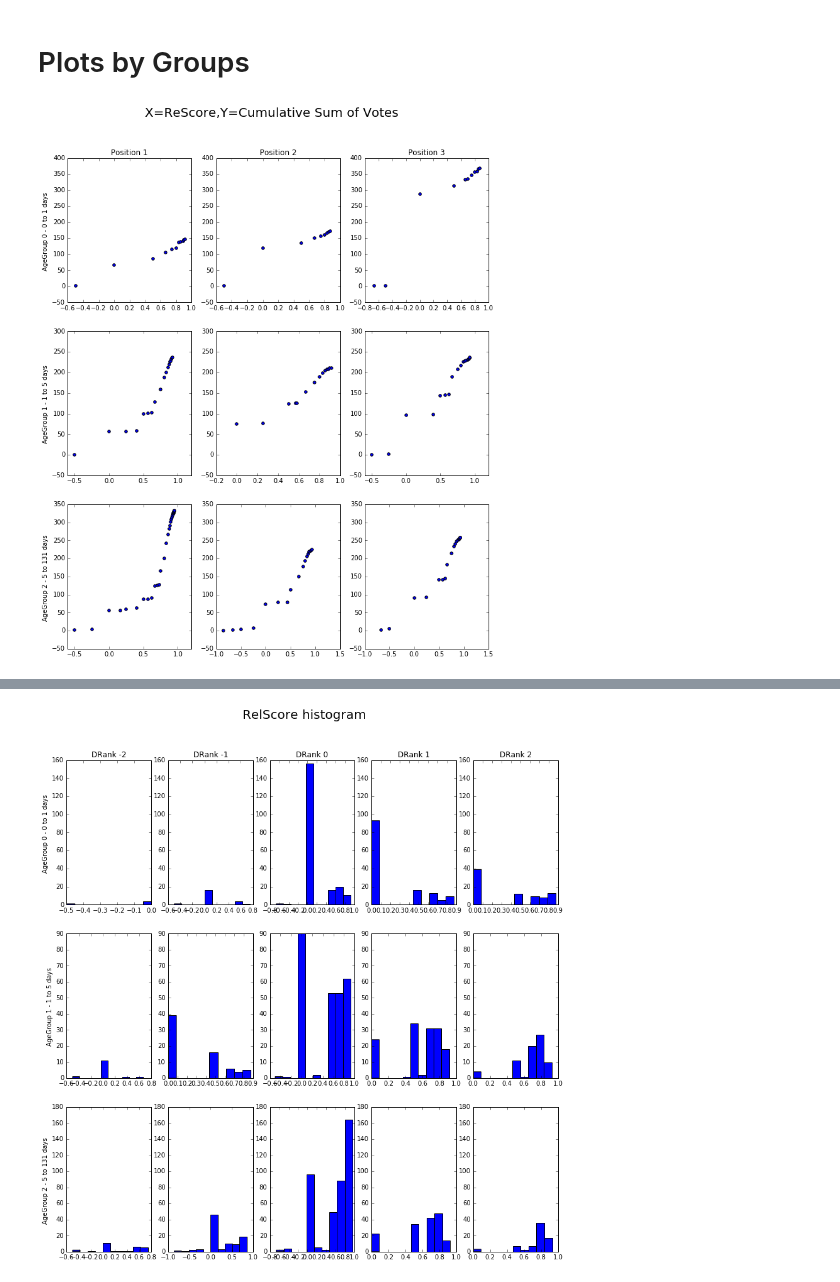
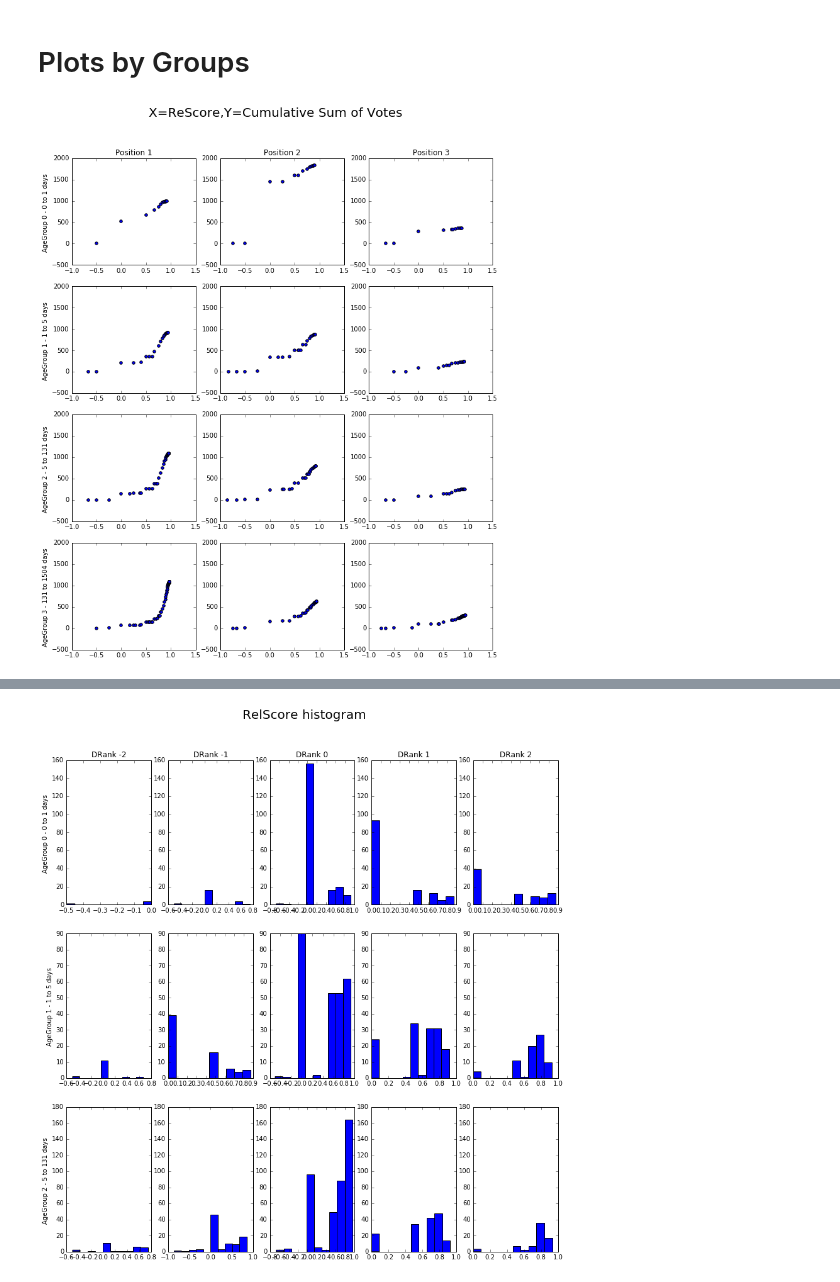
Before and after one commit to JoelDan192/Predictive-model-for-the-voting-system-in-SE-network, a Jupyter notebook: spanish_site/ExploratoryPlotsByGroups.ipynb, the cells around one changed output, grey strips where cells are left out. Cells and saved outputs as stored; diff of their text form; code cells hidden in the pictures.

```diff
--- a/spanish_site/ExploratoryPlotsByGroups.ipynb
+++ b/spanish_site/ExploratoryPlotsByGroups.ipynb
@@ -96,25 +96,25 @@ mean_var_v[np.log(mean_var_v['var'])>0.5]
 # Plots by Groups
 # %%
 plt.figure(figsize=(12,14))
-axref={}
-nb_age_groups = 3
+axref=0
+nb_age_groups = 4
 nb_ans = 3
-groups = votes_complete[(votes_complete['Ans_count']==nb_ans)&(votes_complete['Age_group']<=nb_age_groups-1)]
+groups = votes_complete[(votes_complete['Ans_count']>1)&(votes_complete['Ans_count']<=nb_ans)&(votes_complete['Age_group']<=nb_age_groups-1)]
 groups = groups.sort_values(by=['Age_group']).groupby(['AnsRank','Age_group'])
 for key,group in groups:
     position = group['AnsRank'].iloc[0]
     age_group = group['Age_group'].iloc[0]
-    if position==1:
-        axref[age_group] = plt.subplot(nb_age_groups, nb_ans,nb_ans*age_group + position)
-    plt.subplot(nb_age_groups, nb_ans, nb_ans*age_group + position,sharey=axref[age_group])
+    if position==1 and age_group==0:
+        axref = plt.subplot(nb_age_groups, nb_ans,nb_ans*age_group + position)
+    plt.subplot(nb_age_groups, nb_ans, nb_ans*age_group + position,sharex=axref,sharey=axref)
     cumvotes = group.groupby(['ReScore']).sum()['Votes'].cumsum()
     plt.scatter(x = cumvotes.index.values,y=cumvotes.values)
     if age_group==0:
         plt.title('Position %d'%(position))
     if position==1:
         plt.ylabel('AgeGroup %d - %s '%(age_group,rev_age_groups[age_group]))
 
 plt.suptitle('X=ReScore,Y=Cumulative Sum of Votes',fontsize=20)
 plt.show()
 # %% [output]
-[figure, old version]
+[figure, new version]
```
Also changed, not shown: parts of 2 cells of this notebook, 7 other files.
